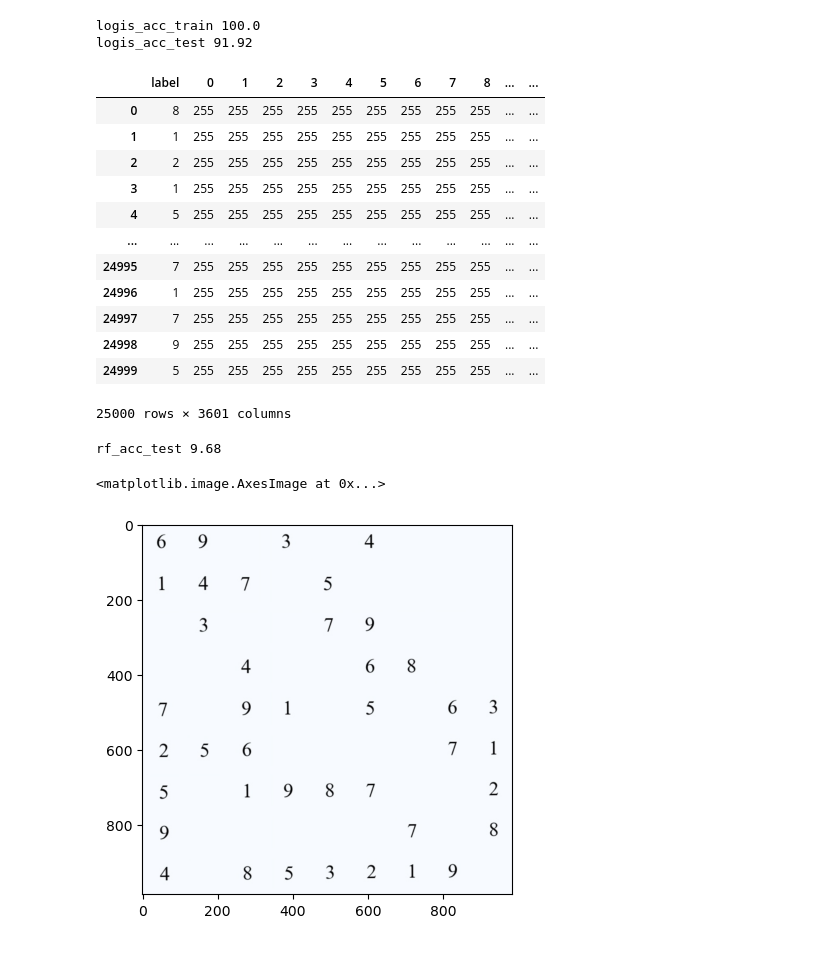
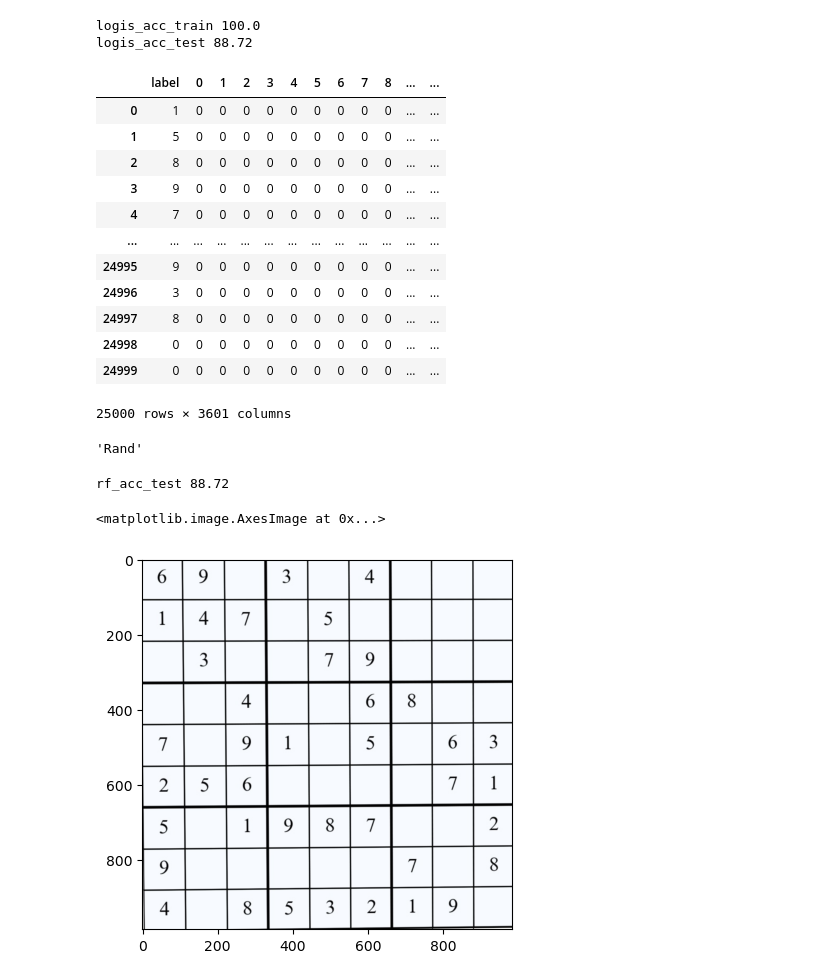
Before and after one commit to hakoshie/sudoku, a Jupyter notebook: train_test_np.ipynb, the cells around one changed output. Drawn from its saved outputs; the diff is of its cells as text; code cells hidden in the pictures.

```diff
--- a/train_test_np.ipynb
+++ b/train_test_np.ipynb
@@ -39,9 +39,10 @@ N,M=50,50
 K=10
 Xs=[]
 Ys=[]
+data_name='numbers_line'
 for i in range(K):
-    img=cv2.imread(f'./training_data/numbers_{i}.png')
-    numbers=np.load(f'./training_data/numbers_{i}.npy')
+    img=cv2.imread(f'./training_data/{data_name}/numbers_{i}.png')
+    numbers=np.load(f'./training_data/{data_name}/numbers_{i}.npy')
     img = cv2.cvtColor(img, cv2.COLOR_BGR2RGB)
         # 処理が完了した画像を保存するなどの操作を行うことができます
     # plt.imshow(img, cmap='gray')
@@ -141,58 +142,65 @@ if train:
     print("logis_acc_test", acc_test)
 # %% [output]
 logis_acc_train 100.0
-logis_acc_test 91.92
+logis_acc_test 88.72
 # %%
 # clf.predict(X_test)
 # %%
 df
 # %% [output]
 |  | label | 0 | 1 | 2 | 3 | 4 | 5 | 6 | 7 | 8 | ... | ... |
-| 0 | 8 | 255 | 255 | 255 | 255 | 255 | 255 | 255 | 255 | 255 | ... | ... |
-| 1 | 1 | 255 | 255 | 255 | 255 | 255 | 255 | 255 | 255 | 255 | ... | ... |
-| 2 | 2 | 255 | 255 | 255 | 255 | 255 | 255 | 255 | 255 | 255 | ... | ... |
-| 3 | 1 | 255 | 255 | 255 | 255 | 255 | 255 | 255 | 255 | 255 | ... | ... |
-| 4 | 5 | 255 | 255 | 255 | 255 | 255 | 255 | 255 | 255 | 255 | ... | ... |
+| 0 | 1 | 0 | 0 | 0 | 0 | 0 | 0 | 0 | 0 | 0 | ... | ... |
+| 1 | 5 | 0 | 0 | 0 | 0 | 0 | 0 | 0 | 0 | 0 | ... | ... |
+| 2 | 8 | 0 | 0 | 0 | 0 | 0 | 0 | 0 | 0 | 0 | ... | ... |
+| 3 | 9 | 0 | 0 | 0 | 0 | 0 | 0 | 0 | 0 | 0 | ... | ... |
+| 4 | 7 | 0 | 0 | 0 | 0 | 0 | 0 | 0 | 0 | 0 | ... | ... |
 | ... | ... | ... | ... | ... | ... | ... | ... | ... | ... | ... | ... | ... |
-| 24995 | 7 | 255 | 255 | 255 | 255 | 255 | 255 | 255 | 255 | 255 | ... | ... |
-| 24996 | 1 | 255 | 255 | 255 | 255 | 255 | 255 | 255 | 255 | 255 | ... | ... |
-| 24997 | 7 | 255 | 255 | 255 | 255 | 255 | 255 | 255 | 255 | 255 | ... | ... |
-| 24998 | 9 | 255 | 255 | 255 | 255 | 255 | 255 | 255 | 255 | 255 | ... | ... |
-| 24999 | 5 | 255 | 255 | 255 | 255 | 255 | 255 | 255 | 255 | 255 | ... | ... |
+| 24995 | 9 | 0 | 0 | 0 | 0 | 0 | 0 | 0 | 0 | 0 | ... | ... |
+| 24996 | 3 | 0 | 0 | 0 | 0 | 0 | 0 | 0 | 0 | 0 | ... | ... |
+| 24997 | 8 | 0 | 0 | 0 | 0 | 0 | 0 | 0 | 0 | 0 | ... | ... |
+| 24998 | 0 | 0 | 0 | 0 | 0 | 0 | 0 | 0 | 0 | 0 | ... | ... |
+| 24999 | 0 | 0 | 0 | 0 | 0 | 0 | 0 | 0 | 0 | 0 | ... | ... |
 25000 rows × 3601 columns
+# %%
+type(clf).__name__[:4]
+# %% [output]
+'Rand'
 # %%
 import pickle
 # save model and scaler
 # file="svc_rbf"
-file="rf"
+clf_name=type(clf).__name__[:4]
+# train=1
 if train:
-    with open(f'./pickle/{file}_clf.pickle', mode='wb') as fp:
+    with open(f'./pickle/{clf_name}_{data_name}_clf.pickle', mode='wb') as fp:
         pickle.dump(clf, fp)
-    with open(f'./pickle/{file}_scaler.pickle', mode='wb') as fp:
+    with open(f'./pickle/{clf_name}_{data_name}_scaler.pickle', mode='wb') as fp:
         pickle.dump(scaler, fp)
-train=0
-# reload
-scaler = pd.read_pickle('./pickle/rf_scaler.pickle')
-clf=pd.read_pickle('./pickle/rf_clf.pickle')
-X_test = scaler.transform(X_test)
-acc_test = 100.0 * clf.score(X_test, y_test)
-print("rf_acc_test", acc_test)
-# %% [output]
-rf_acc_test 9.68
+# %%
+
+train=1
+# reload
+# scaler = pd.read_pickle('./pickle/rf_scaler.pickle')
+# clf=pd.read_pickle('./pickle/rf_clf.pickle')
+# X_test = scaler.transform(X_test)
+acc_test = 100.0 * clf.score(X_test, y_test)
+print("rf_acc_test", acc_test)
+# %% [output]
+rf_acc_test 88.72
 # %%
 import recog
 import recog_l2
 # cropped=recog.recognize(path="./data/level_1.jpg")
-file="sudoku_029"
+clf_name="sudoku_029"
 dir_path = "./data/level1/"
-problems=recog_l2.recognize(path=f"./{dir_path}{file}.jpg",clf=clf,scaler=scaler,n_close=1,n_open=1)
+problems=recog_l2.recognize(path=f"./{dir_path}{clf_name}.jpg",clf=clf,scaler=scaler,n_close=1,n_open=1,mean_white_axis=0,erase_line=0)
 problem=problems[0]
-cropped=recog_l2.recognize(path=f"./{dir_path}{file}.jpg",clf=clf,scaler=scaler,n_close=1,n_open=1,ret_img=1)
+cropped=recog_l2.recognize(path=f"./{dir_path}{clf_name}.jpg",clf=clf,scaler=scaler,n_close=1,n_open=1,ret_img=1,mean_white_axis=0,erase_line=0)
 # plt.imshow(cropped, cmap='gray')
 plt.imshow(cropped)
 # %% [output]
 <matplotlib.image.AxesImage at 0x...>
-[figure, old version]
+[figure, new version]
 # %%
 problem
 # %% [output]
```
Also changed, not shown: parts of 6 cells of this notebook, 4 other files.
